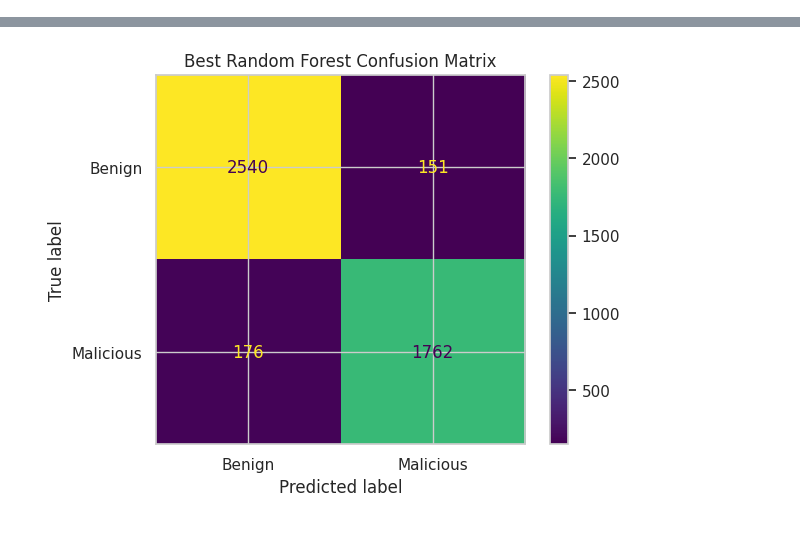
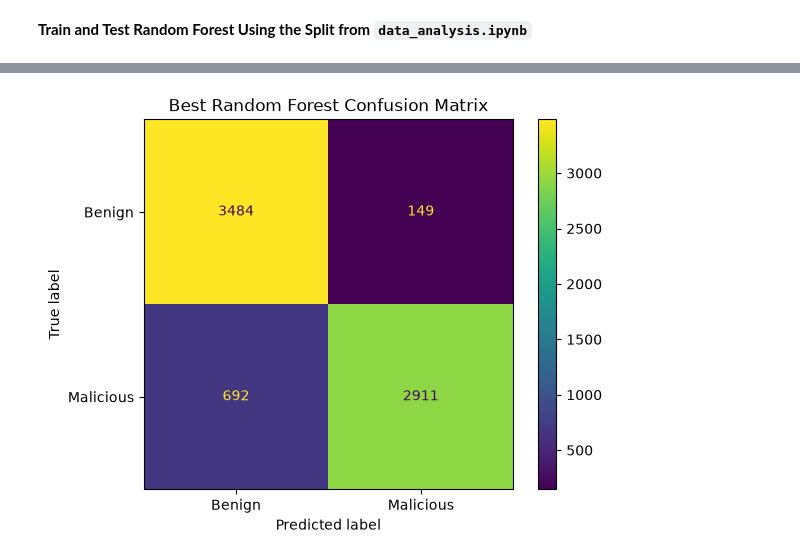
Before and after one commit to JiaQi312/684-Final-Project, a Jupyter notebook: Random_Forest.ipynb, the cells around one changed output, grey strips where cells are left out. Saved outputs shown, nothing was run; the diff lists cells and outputs as text; code cells hidden in the pictures; blank space fills up the shorter version.

```diff
--- a/Random_Forest.ipynb
+++ b/Random_Forest.ipynb
@@ -413,38 +33,20 @@ All three plots saved to /content/drive/MyDrive/CISC_684_Final_Project
+# %% [markdown]
+**Train and Test Random Forest Using the Split from `data_analysis.ipynb`**
 # %%
 import pandas as pd
 import matplotlib.pyplot as plt
 
 from sklearn.ensemble import RandomForestClassifier
-from sklearn.model_selection import (
-    StratifiedGroupKFold, RandomizedSearchCV
-)
+from sklearn.model_selection import StratifiedGroupKFold, RandomizedSearchCV
 from sklearn.metrics import (
     accuracy_score, f1_score, classification_report,
     ConfusionMatrixDisplay, roc_auc_score
 )
 
-# Group applications with identical permission profiles
-groups = pd.util.hash_pandas_object(X, index=False).to_numpy()
+# Keep identical permission profiles together during training cross-validation.
+groups_train = train_groups
 
-# Approximately 80% training, 20% testing
-sgkf = StratifiedGroupKFold(
-    n_splits=5,
-    shuffle=True,
-    random_state=SEED
-)
-
-train_idx, test_idx = next(sgkf.split(X, y, groups))
-
-X_train = X.iloc[train_idx]
-X_test = X.iloc[test_idx]
-y_train = y.iloc[train_idx]
-y_test = y.iloc[test_idx]
-groups_train = groups[train_idx]
-
-print("Training samples:", len(X_train))
-print("Testing samples:", len(X_test))
-
-# Different Random Forest parameters to test
+# Different Random Forest parameters to test.
 param_grid = {
     "n_estimators": [100, 200, 400],
     "max_depth": [None, 10, 20, 40],
@@ -455,20 +57,10 @@ param_grid = {
     "criterion": ["gini", "entropy"]
 }
 
-# Initialize Random Forest
-rf = RandomForestClassifier(
-    random_state=SEED,
-    n_jobs=1
-)
+rf = RandomForestClassifier(random_state=SEED,n_jobs=1)
 
-# Cross-validation for comparing models
-cv = StratifiedGroupKFold(
-    n_splits=3,
-    shuffle=True,
-    random_state=SEED
-)
+cv = StratifiedGroupKFold(n_splits=3,shuffle=True,random_state=SEED)
 
-# Test 30 different parameter combinations
 search = RandomizedSearchCV(
     estimator=rf,
     param_distributions=param_grid,
@@ -481,48 +73,27 @@ search = RandomizedSearchCV(
     refit=True
 )
 
-# Train models and select best based on F1
+# Tune on training data only; the fixed test split remains held out.
 search.fit(X_train, y_train, groups=groups_train)
-
-# Best model
 best_rf = search.best_estimator_
 
 print("\nBest Parameters:")
 print(search.best_params_)
+print("\nBest Cross-Validation F1 Score:", search.best_score_)
 
-print("\nBest Cross-Validation F1 Score:",
-      search.best_score_)
+results = pd.DataFrame(search.cv_results_).sort_values("rank_test_score")
+display(results[["params", "mean_test_score", "std_test_score"]].head(10))
 
-# Compare top 10 models
-results = pd.DataFrame(search.cv_results_)
-results = results.sort_values("rank_test_score")
-
-display(results[[
-    "params", "mean_test_score", "std_test_score"
-]].head(10))
-
-# Predictions using best Random Forest
 y_pred = best_rf.predict(X_test)
 y_prob = best_rf.predict_proba(X_test)[:, 1]
 
-# Performance
 print("\nBEST RANDOM FOREST PERFORMANCE")
 print("Accuracy:", accuracy_score(y_test, y_pred))
 print("F1 Score:", f1_score(y_test, y_pred))
 print("ROC-AUC:", roc_auc_score(y_test, y_prob))
+print(classification_report(y_test, y_pred, target_names=["Benign", "Malicious"]))
 
-print(classification_report(
-    y_test, y_pred,
-    target_names=["Benign", "Malicious"]
-))
-
-# Confusion matrix
-ConfusionMatrixDisplay.from_predictions(
-    y_test,
-    y_pred,
-    display_labels=["Benign", "Malicious"]
-)
-
+ConfusionMatrixDisplay.from_predictions(y_test,y_pred,display_labels=["Benign", "Malicious"])
 plt.title("Best Random Forest Confusion Matrix")
 plt.show()
 # %% [output]
@@ -560 +129 @@ weighted avg       0.93      0.93      0.93      4629
-[figure, old version]
+[figure, new version]
```
Also changed, not shown: parts of 5 cells of this notebook, 5 other files.
